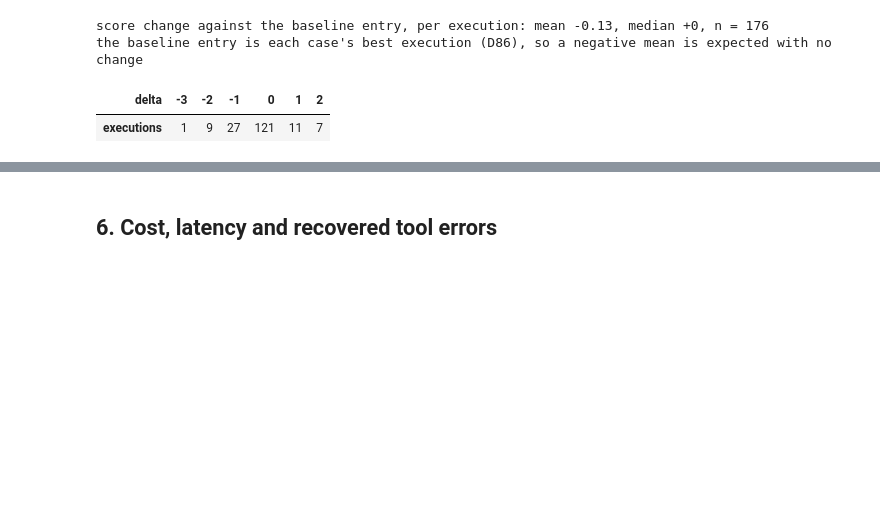
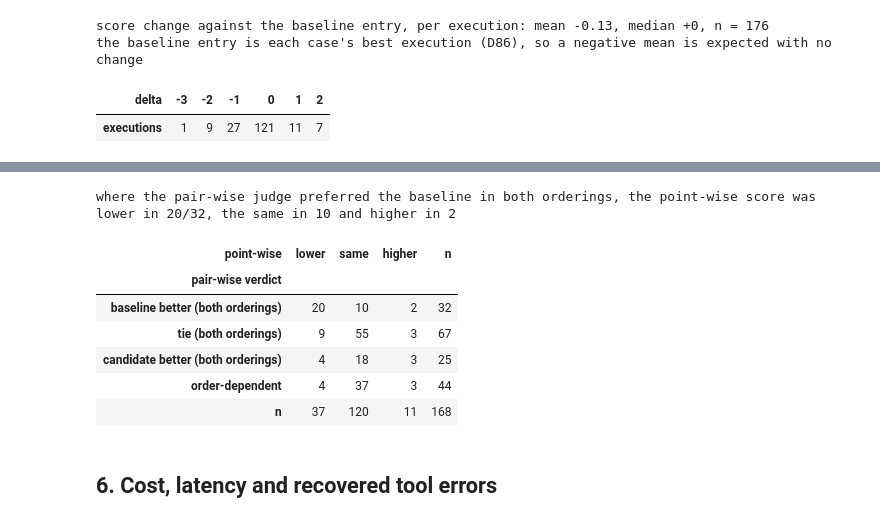
Before and after one commit to dfuh18/trip_tonic-regression-testing, a Jupyter notebook: notebooks/sim/04b_regress_summary.ipynb, the cells around one changed output, grey strips where cells are left out. Drawn from its saved outputs; the diff is of its cells as text; code cells hidden in the pictures; blank space fills up the shorter version.

```diff
--- a/notebooks/sim/04b_regress_summary.ipynb
+++ b/notebooks/sim/04b_regress_summary.ipynb
@@ -306,3 +367,30 @@ save(fig, "R4_score_delta_per_case"); plt.show()
+# %%
+# Point-wise against pair-wise, over section 4's structurally clean pairs: does the candidate's
+# point-wise score move the way the pair-wise verdict says? Rows: the verdict over both orderings;
+# columns: the candidate's score against its baseline entry.
+VERDICT = {"consistent: baseline better": "baseline better (both orderings)",
+           "consistent: tie": "tie (both orderings)",
+           "consistent: candidate better": "candidate better (both orderings)"}
+pairs = pd.DataFrame([{
+    "pair-wise verdict": VERDICT.get(cmp.pattern(c.orderings), "order-dependent"),
+    "delta": cand_scores[c.execution_id] - base_scores[c.baseline_execution_id],
+} for c in judged if c.execution_id in cand_scores and c.baseline_execution_id in base_scores])
+pairs["point-wise"] = pd.cut(pairs["delta"], [-10, -0.5, 0.5, 10], labels=["lower", "same", "higher"])
+agree = pd.crosstab(pairs["pair-wise verdict"], pairs["point-wise"], margins=True, margins_name="n")
+agree = agree.reindex([*VERDICT.values(), "order-dependent", "n"])
+b = agree.loc[VERDICT["consistent: baseline better"]]
+print(f"where the pair-wise judge preferred the baseline in both orderings, the point-wise score was lower "
+      f"in {b['lower']}/{b['n']}, the same in {b['same']} and higher in {b['higher']}")
+agree
+# %% [output]
+where the pair-wise judge preferred the baseline in both orderings, the point-wise score was lower in 20/32, the same in 10 and higher in 2
+| point-wise | lower | same | higher | n |
+| pair-wise verdict |  |  |  |  |
+| baseline better (both orderings) | 20 | 10 | 2 | 32 |
+| tie (both orderings) | 9 | 55 | 3 | 67 |
+| candidate better (both orderings) | 4 | 18 | 3 | 25 |
+| order-dependent | 4 | 37 | 3 | 44 |
+| n | 37 | 120 | 11 | 168 |
 # %% [markdown]
 ## 6. Cost, latency and recovered tool errors
 # %%
```
Also changed, not shown: parts of 4 cells of this notebook, 30 other files.
